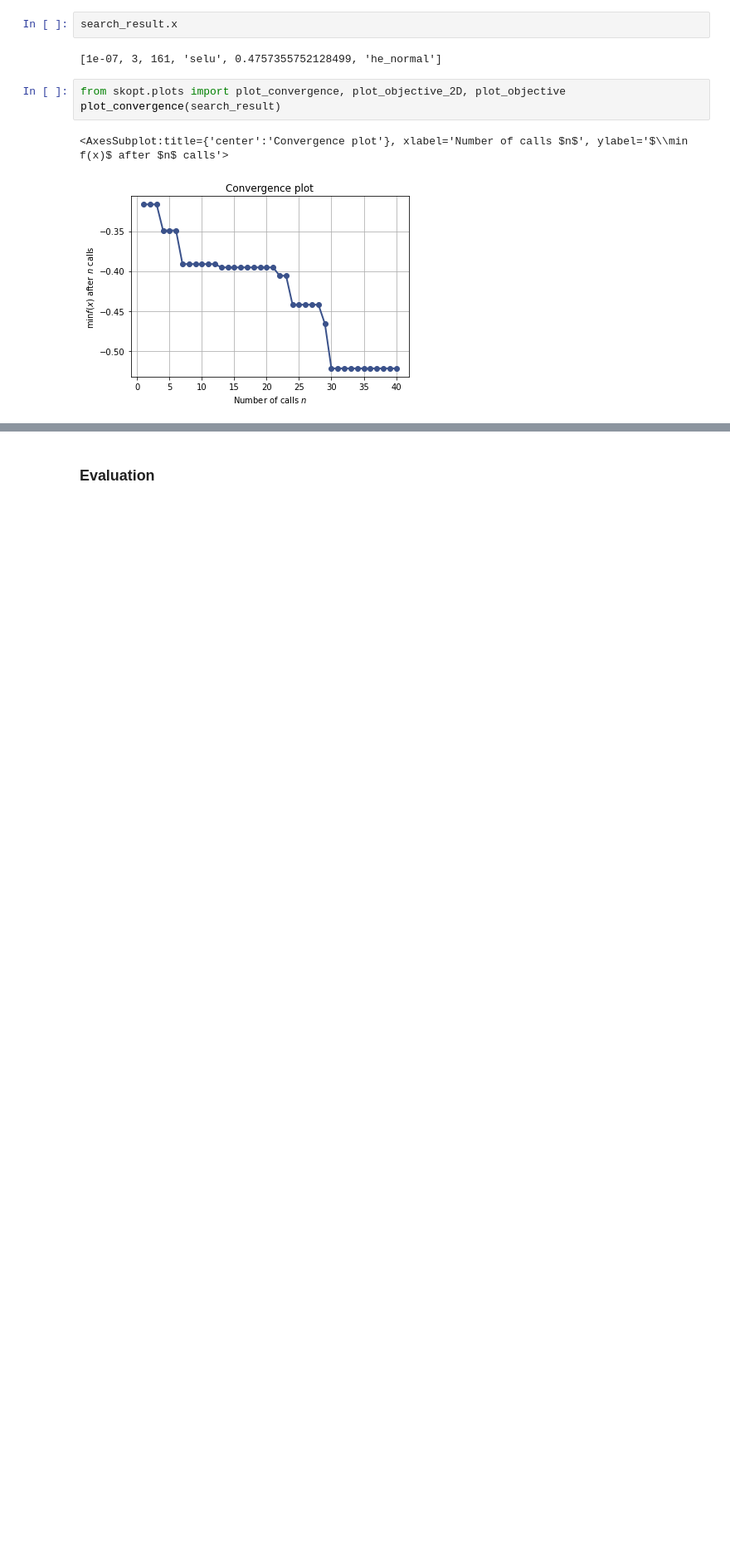
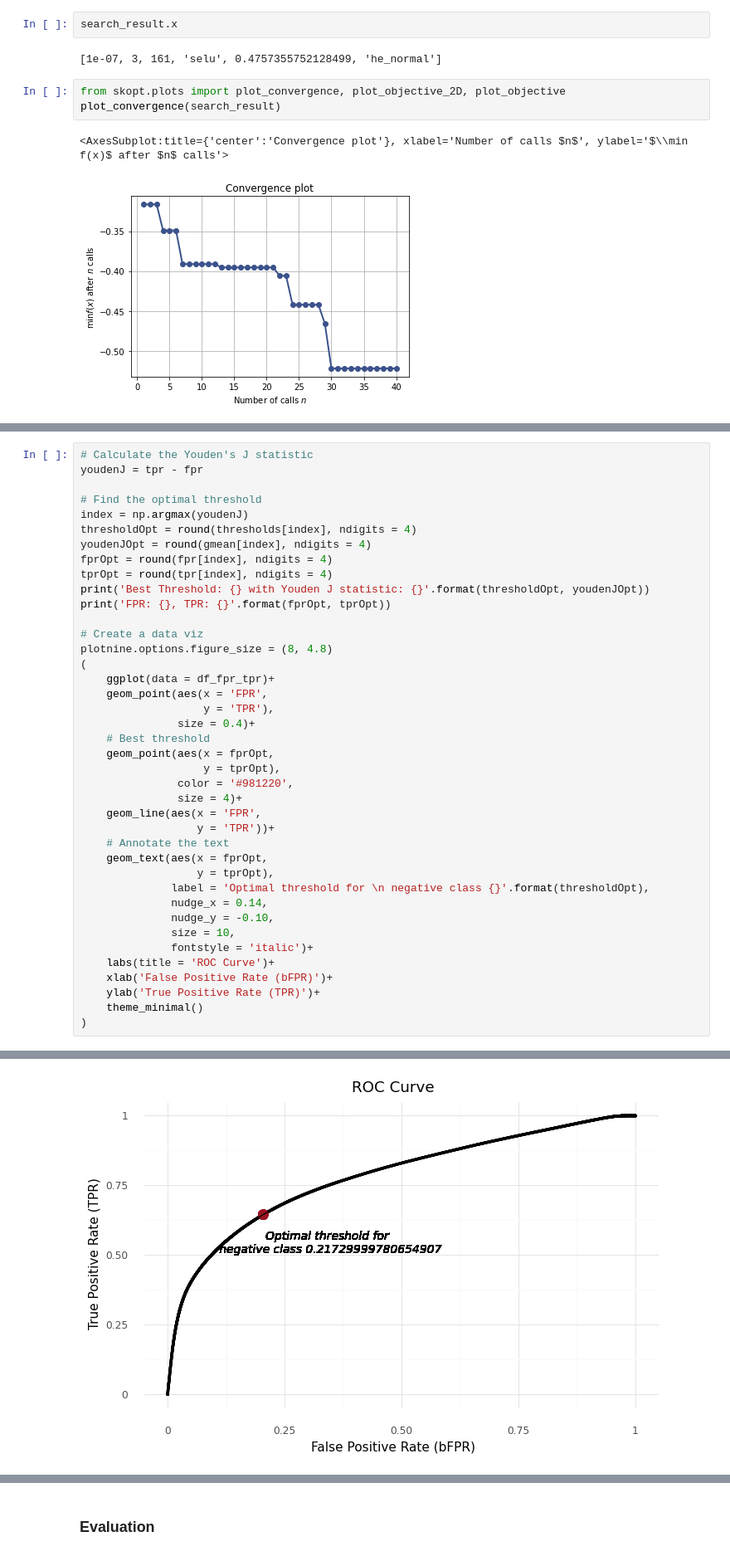
Before and after one commit to KamenShah/Wildfire_Spread_Prediction, a Jupyter notebook: model_training.ipynb, the cells around one changed output, grey strips where cells are left out. Shown at 83% size. Saved outputs shown, nothing was run; the diff lists cells and outputs as text; blank space fills up the shorter version.

```diff
--- a/model_training.ipynb
+++ b/model_training.ipynb
@@ -1567,0 +1888,41 @@ plt.savefig("all_dimen.png", dpi=400)
+# %%
+# Calculate the Youden's J statistic
+youdenJ = tpr - fpr
+
+# Find the optimal threshold
+index = np.argmax(youdenJ)
+thresholdOpt = round(thresholds[index], ndigits = 4)
+youdenJOpt = round(gmean[index], ndigits = 4)
+fprOpt = round(fpr[index], ndigits = 4)
+tprOpt = round(tpr[index], ndigits = 4)
+print('Best Threshold: {} with Youden J statistic: {}'.format(thresholdOpt, youdenJOpt))
+print('FPR: {}, TPR: {}'.format(fprOpt, tprOpt))
+
+# Create a data viz
+plotnine.options.figure_size = (8, 4.8)
+(
+    ggplot(data = df_fpr_tpr)+
+    geom_point(aes(x = 'FPR',
+                   y = 'TPR'),
+               size = 0.4)+
+    # Best threshold
+    geom_point(aes(x = fprOpt,
+                   y = tprOpt),
+               color = '#981220',
+               size = 4)+
+    geom_line(aes(x = 'FPR',
+                  y = 'TPR'))+
+    # Annotate the text
+    geom_text(aes(x = fprOpt,
+                  y = tprOpt),
+              label = 'Optimal threshold for \n negative class {}'.format(thresholdOpt),
+              nudge_x = 0.14,
+              nudge_y = -0.10,
+              size = 10,
+              fontstyle = 'italic')+
+    labs(title = 'ROC Curve')+
+    xlab('False Positive Rate (bFPR)')+
+    ylab('True Positive Rate (TPR)')+
+    theme_minimal()
+)
+# %% [output]
@@ -1567,0 +1931 @@ plt.savefig("all_dimen.png", dpi=400)
+[figure, added]
```
Also changed, not shown: parts of 37 cells of this notebook.
